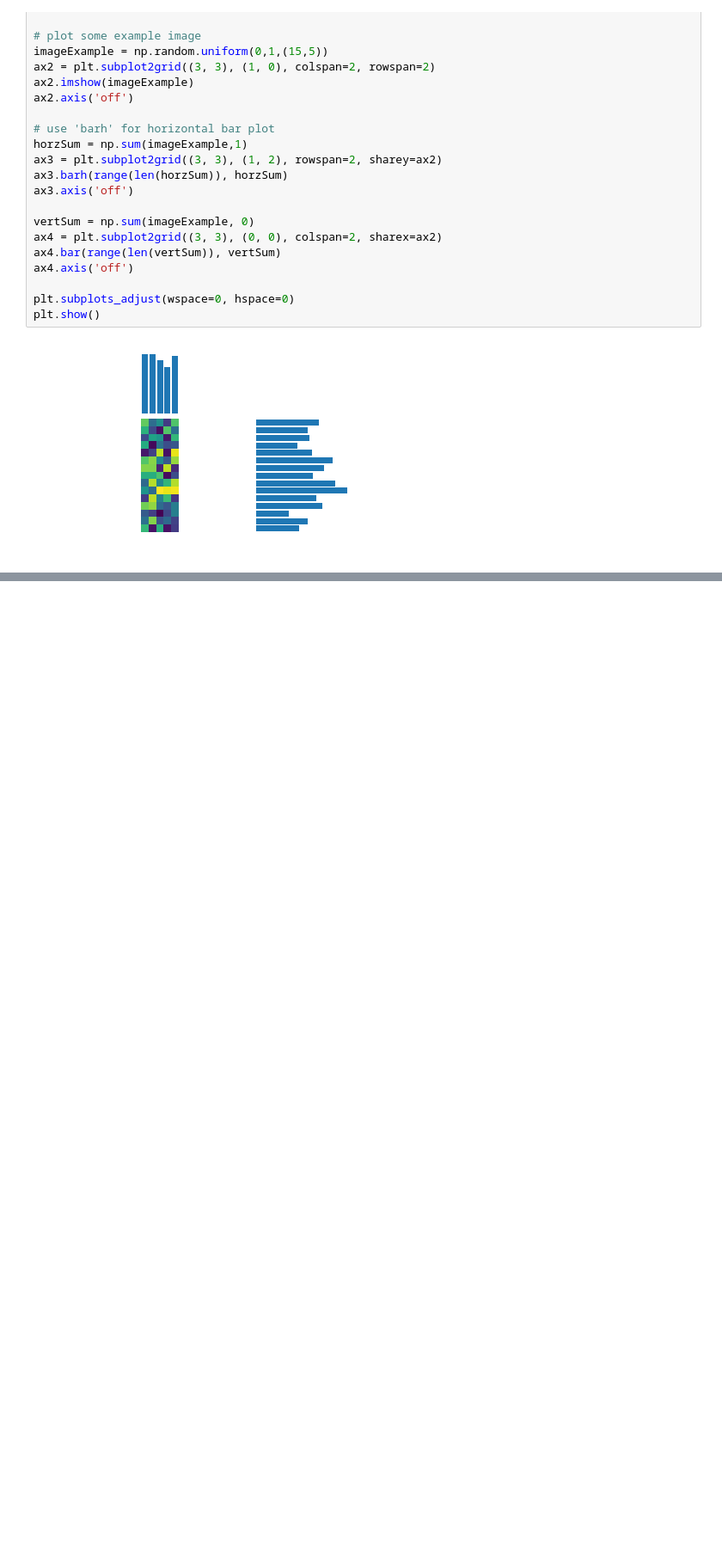
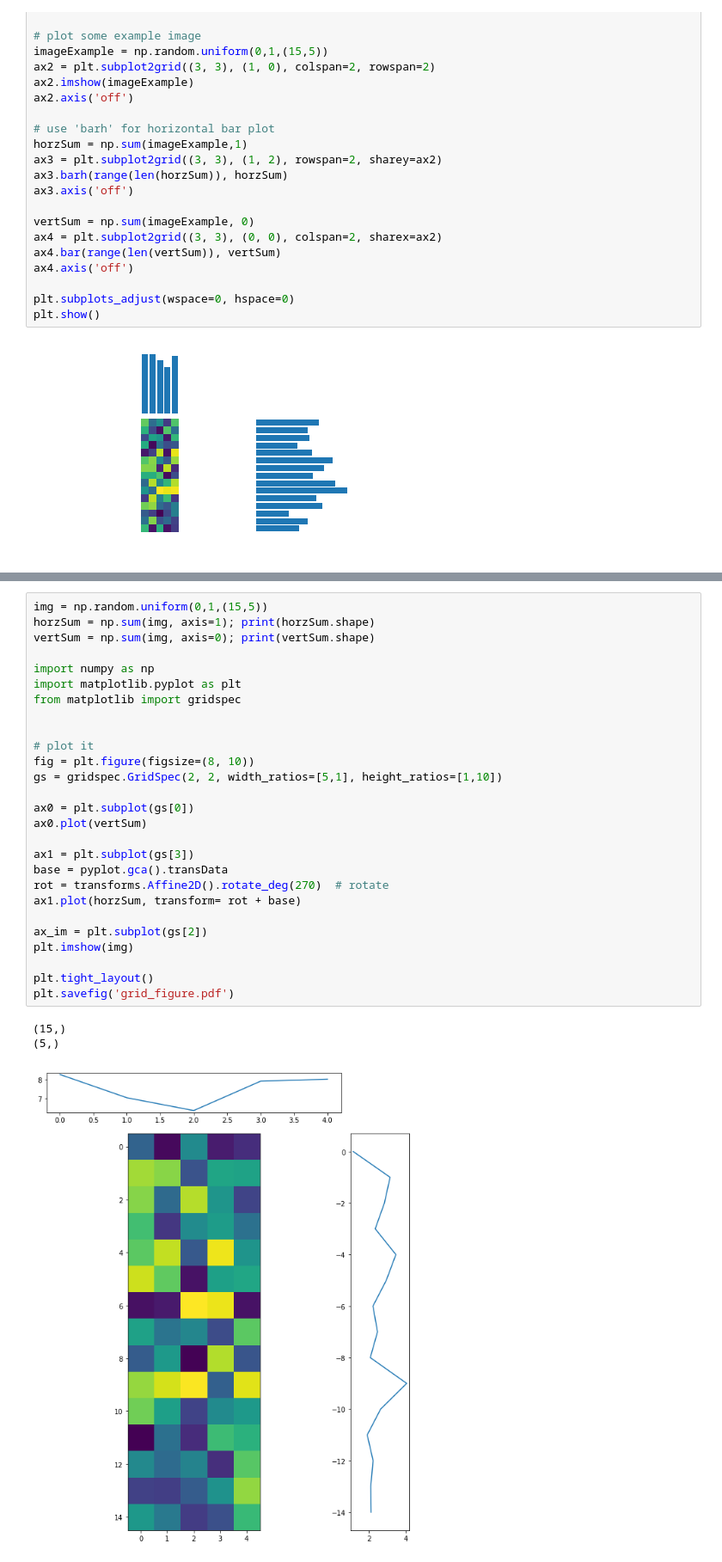
Before and after one commit to ryubidragonfire/python-cheatsheet, a Jupyter notebook: image-analysis/project-histogram-onto-x-and-y-axis-of-an-image.ipynb, the cells around one changed output, grey strips where cells are left out. Shown at 86% size. Cells and saved outputs as stored; diff of their text form; blank space fills up the shorter version.

```diff
--- a/image-analysis/project-histogram-onto-x-and-y-axis-of-an-image.ipynb
+++ b/image-analysis/project-histogram-onto-x-and-y-axis-of-an-image.ipynb
@@ -32,0 +157,31 @@ plt.show()
+# %%
+img = np.random.uniform(0,1,(15,5))
+horzSum = np.sum(img, axis=1); print(horzSum.shape)
+vertSum = np.sum(img, axis=0); print(vertSum.shape)
+
+import numpy as np
+import matplotlib.pyplot as plt
+from matplotlib import gridspec
+
+
+# plot it
+fig = plt.figure(figsize=(8, 10))
+gs = gridspec.GridSpec(2, 2, width_ratios=[5,1], height_ratios=[1,10])
+
+ax0 = plt.subplot(gs[0])
+ax0.plot(vertSum)
+
+ax1 = plt.subplot(gs[3])
+base = pyplot.gca().transData
+rot = transforms.Affine2D().rotate_deg(270)  # rotate
+ax1.plot(horzSum, transform= rot + base)
+
+ax_im = plt.subplot(gs[2])
+plt.imshow(img)
+
+plt.tight_layout()
+plt.savefig('grid_figure.pdf')
+# %% [output]
+(15,)
+(5,)
+[figure, added]
```
Also changed, not shown: parts of 9 cells of this notebook.
